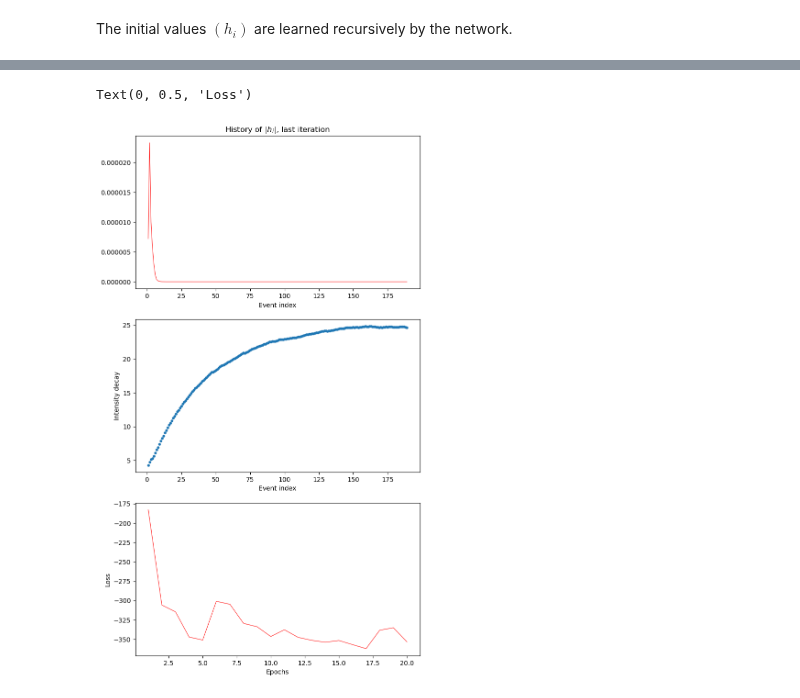
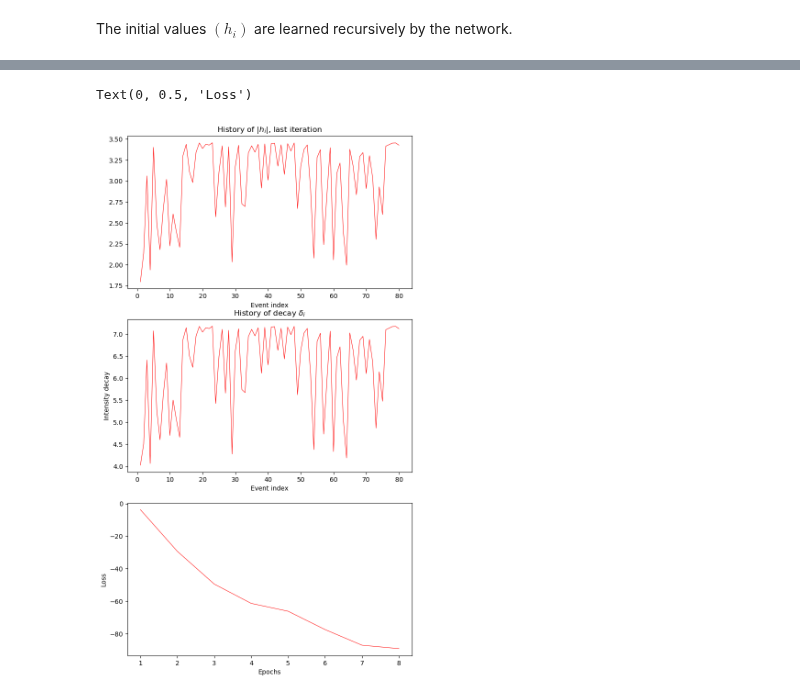
Before and after one commit to Deeptradingfx/point-process-nets, a Jupyter notebook: notebooks/rnn.ipynb, the cells around one changed output, grey strips where cells are left out. Drawn from its saved outputs; the diff is of its cells as text; code cells hidden in the pictures.

Commit message:
further work on rnn model

```diff
--- a/notebooks/rnn.ipynb
+++ b/notebooks/rnn.ipynb
@@ -134,5 +145,5 @@ import torch.nn.functional as F
 # %%
 from models.rnn import HawkesRNNModel
 # %%
-hidden_size = 24
+hidden_size = 12
 model = HawkesRNNModel(hidden_size)
@@ -144,5 +150,5 @@ tensor([0.0000, 0.1455, 1.2585, 1.4192, 1.5717, 1.5858, 2.1995, 3.8932, 4.5588,
 # %%
-sequence = data_tensor[:,10]
+sequence = times_tensor[:,10]
 # %%
 optimizer = torch.optim.Adam(model.parameters())
 # %%
@@ -158,11 +164,11 @@ def train(model: HawkesRNNModel, sequence: torch.Tensor, seq_length):
     sequence = sequence.unsqueeze(1).unsqueeze(1)
     dt_sequence = sequence[1:] - sequence[:-1]
     # Data records
-    hidd = model.initialize_hidden()
+    hidd_decayed = model.initialize_hidden()
     hiddens = []
     decays = []
     for i in range(seq_length-1):
-        hidd, dec = model(dt_sequence[i], hidd)
+        hidd, dec, hidd_decayed = model(dt_sequence[i], hidd_decayed)
         hiddens.append(hidd)
         decays.append(dec)
     hiddens = torch.stack(hiddens)
@@ -174,6 +180,7 @@ def train(model: HawkesRNNModel, sequence: torch.Tensor, seq_length):
     loss: Tensor = model.compute_loss(sequence, hiddens, decays, tmax)
     loss.backward()
     optimizer.step()
+    optimizer.zero_grad()  # zero the gradients
     return train_data, loss.item()
 # %%
 sequence.unsqueeze(1).unsqueeze(1).shape
@@ -182,13 +189,12 @@ torch.Size([229, 1, 1])
 # %%
 # define training loop
 train_size = 100
-epochs = 20
+epochs = 8
 loss_hist = []
 for e in range(1, epochs+1):
     print("Epoch %d" % e)
     for i in range(train_size):
-        optimizer.zero_grad()
-        sequence = data_tensor[:, i]
+        sequence = times_tensor[:, i]
         train_info, loss = train(model, sequence, seq_lengths[i])
     loss_hist.append(loss)  # append the final loss of each epoch
 # %% [output]
@@ -215,21 +209,22 @@ Epoch 20
 # %%
 hidden_hist = train_info['hidden'].squeeze(1).squeeze(1)
 decay_hist = train_info['decay'].squeeze(1).squeeze(1)
 fig, (ax0, ax1, ax2) = plt.subplots(3,1, figsize=(8,15), dpi=100)
 seq_index_range = list(range(1, 1+len(hidden_hist)))
-ax0.plot(seq_index_range, decay_hist.detach().numpy(), linewidth=.7, color='red')
+ax0.plot(seq_index_range, hidden_hist.detach().norm(dim=1).numpy(), linewidth=.7, color='red')
 ax0.set_title("History of $|h_i|$, last iteration")
 ax0.set_xlabel("Event index")
-ax1.scatter(seq_index_range, hidden_hist.detach().norm(dim=1).numpy(), s=10)
+ax1.plot(seq_index_range, decay_hist.detach().numpy(), linewidth=.7, color='red')
 ax1.set_xlabel("Event index")
 ax1.set_ylabel("Intensity decay")
+ax1.set_title("History of decay $\delta_i$")
 epochs_range = list(range(1, epochs+1))
 ax2.plot(epochs_range, loss_hist, color='red', linewidth=.7)
 ax2.set_xlabel("Epochs")
 ax2.set_ylabel("Loss")
 # %% [output]
 Text(0, 0.5, 'Loss')
-[figure, old version]
+[figure, new version]
 # %%
 gen_event_times, gen_event_intens, gen_event_decay = model.generate_sequence(tmax)
 print(gen_event_times)
```
Also changed, not shown: parts of 20 cells of this notebook, 1 other file.
